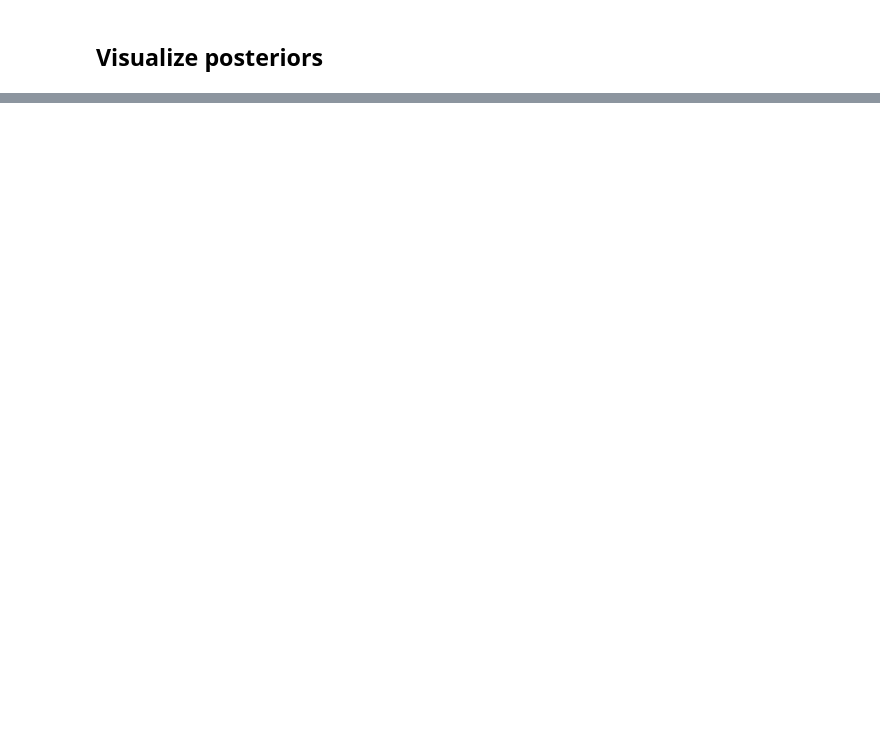
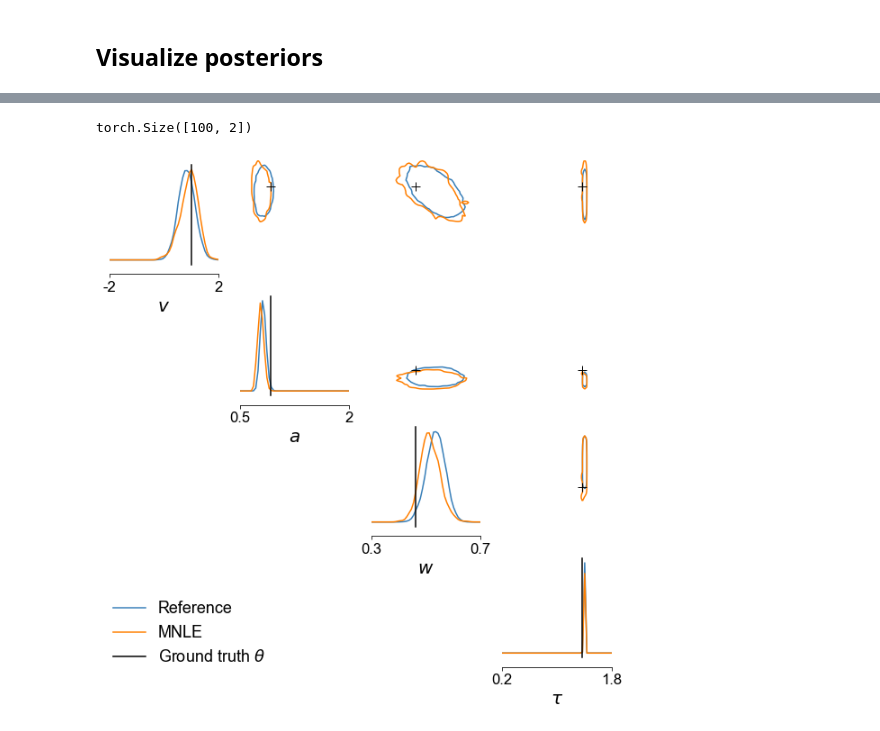
Before and after one commit to mackelab/mnle-for-ddms, a Jupyter notebook: notebooks/MNLE-Tutorial.ipynb, the cells around one changed output, grey strips where cells are left out. Cells and saved outputs as stored; diff of their text form; code cells hidden in the pictures; blank space fills up the shorter version.

```diff
--- a/notebooks/MNLE-Tutorial.ipynb
+++ b/notebooks/MNLE-Tutorial.ipynb
@@ -199,0 +238,45 @@ plt.show()
+# %%
+# Observations from the benchmark come in 1D and encode choice with sign.
+obs = 202
+xo_signed = task.get_observation(obs)
+x_o = torch.zeros(xo_signed.shape[1], 2)
+theta_o = task.get_true_parameters(obs)
+# Bring x into the form [rt, c]
+x_o[:, 0] = abs(xo_signed[0, :])
+x_o[(xo_signed > 0)[0, :], 1] = 1
+x_o.shape
+# %% [output]
+torch.Size([100, 2])
+# %%
+# Pass x_o and mnle object to build potential function.
+potential_fn, parameter_transform = likelihood_estimator_based_potential(mnle, prior, x_o)
+# Create MCMC-posterior object from potential function.
+posterior = MCMCPosterior(potential_fn, proposal=prior, theta_transform=parameter_transform)
+# %%
+# Infer with MCMC
+posterior_samples = posterior.sample((1000,),
+                                     method="slice_np",
+                                     num_chains=2,
+                                     warmup_steps=100,)
+# %%
+reference_posterior_samples = task.get_reference_posterior_samples(obs)
+
+fig, ax1 = pairplot([reference_posterior_samples, posterior_samples],
+         points=sbibm.get_task("ddm").get_true_parameters(obs),
+         limits=limits,
+         ticks=limits,
+         samples_colors=colors[:2],
+         diag="kde",
+         upper="contour",
+         kde_offdiag=dict(bw_method="scott", bins=50),
+         contour_offdiag=dict(levels=[0.01], percentile=False),
+         points_offdiag=dict(marker="+", markersize=10),
+         points_colors=["k"],
+         labels=[r"$v$", r"$a$", r"$w$", r"$\tau$"])
+
+plt.sca(ax1[0, 0])
+plt.legend(["Reference", "MNLE", r"Ground truth $\theta$"],
+           bbox_to_anchor=(-.1, -2.9),
+           loc=2);
+# %% [output]
+[figure, added]
```
Also changed, not shown: parts of 38 cells of this notebook, 2 other files.
